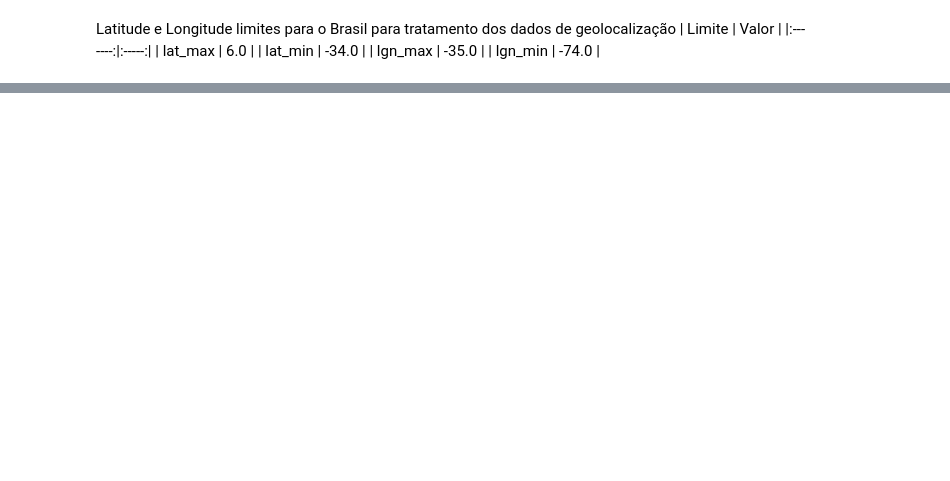
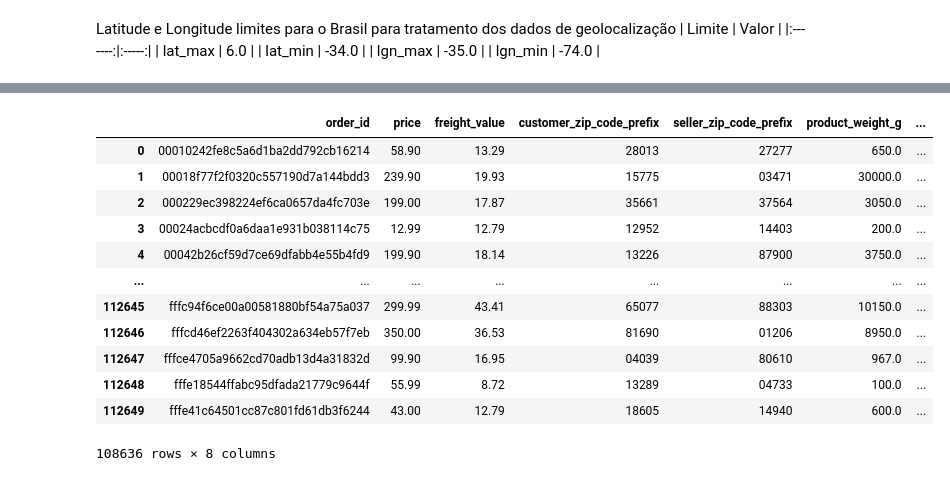
Before and after one commit to 0ace-jk/previsao_de_tempo_de_entrega, a Jupyter notebook: app.ipynb, the cells around one changed output, grey strips where cells are left out. Cells and saved outputs as stored; diff of their text form; code cells hidden in the pictures; blank space fills up the shorter version.

```diff
--- a/app.ipynb
+++ b/app.ipynb
@@ -99,33 +133,56 @@ df = pd.merge(
     how='left',
     on='seller_id'
 )
 df = pd.merge(
     df,
     df_products_raw,
     how='left',
     on='product_id'
 )
 
 df['product_total_volume_cm3'] = df['product_height_cm'] * df['product_length_cm'] * df['product_width_cm']
 
+
+df.dropna(inplace=True)
+df = df[df['order_status'] == 'delivered']
+
+df['tempo_entrega_dias'] = pd.to_timedelta(pd.to_datetime(df['order_delivered_customer_date']).dt.date - pd.to_datetime(df['order_purchase_timestamp']).dt.date).dt.days
+
 df.drop(columns=['customer_unique_id',
                  'product_category_name',
                  'product_name_lenght',
                  'product_description_lenght',
                  'product_photos_qty',
                  'customer_id',
                  'order_approved_at',
                  'order_delivered_carrier_date',
                  'customer_city',
                  'customer_state',
                  'seller_city',
                  'seller_state',
                  'product_length_cm',
                  'product_height_cm',
                  'product_width_cm',
                  'product_id',
                  'order_estimated_delivery_date',
                  'seller_id',
-                 'shipping_limit_date'], inplace=True)
-df.dropna(inplace=True)
-df = df[df['order_status'] == 'delivered']
+                 'shipping_limit_date',
+                 'order_delivered_customer_date',
+                 'order_purchase_timestamp',
+                 'order_status',
+                 'order_item_id'], inplace=True)
+df
+# %% [output]
+|  | order_id | price | freight_value | customer_zip_code_prefix | seller_zip_code_prefix | product_weight_g | ... |
+| 0 | 00010242fe8c5a6d1ba2dd792cb16214 | 58.90 | 13.29 | 28013 | 27277 | 650.0 | ... |
+| 1 | 00018f77f2f0320c557190d7a144bdd3 | 239.90 | 19.93 | 15775 | 03471 | 30000.0 | ... |
+| 2 | 000229ec398224ef6ca0657da4fc703e | 199.00 | 17.87 | 35661 | 37564 | 3050.0 | ... |
+| 3 | 00024acbcdf0a6daa1e931b038114c75 | 12.99 | 12.79 | 12952 | 14403 | 200.0 | ... |
+| 4 | 00042b26cf59d7ce69dfabb4e55b4fd9 | 199.90 | 18.14 | 13226 | 87900 | 3750.0 | ... |
+| ... | ... | ... | ... | ... | ... | ... | ... |
+| 112645 | fffc94f6ce00a00581880bf54a75a037 | 299.99 | 43.41 | 65077 | 88303 | 10150.0 | ... |
+| 112646 | fffcd46ef2263f404302a634eb57f7eb | 350.00 | 36.53 | 81690 | 01206 | 8950.0 | ... |
+| 112647 | fffce4705a9662cd70adb13d4a31832d | 99.90 | 16.95 | 04039 | 80610 | 967.0 | ... |
+| 112648 | fffe18544ffabc95dfada21779c9644f | 55.99 | 8.72 | 13289 | 04733 | 100.0 | ... |
+| 112649 | fffe41c64501cc87c801fd61db3f6244 | 43.00 | 12.79 | 18605 | 14940 | 600.0 | ... |
+108636 rows × 8 columns
```
Also changed, not shown: parts of 12 cells of this notebook.
